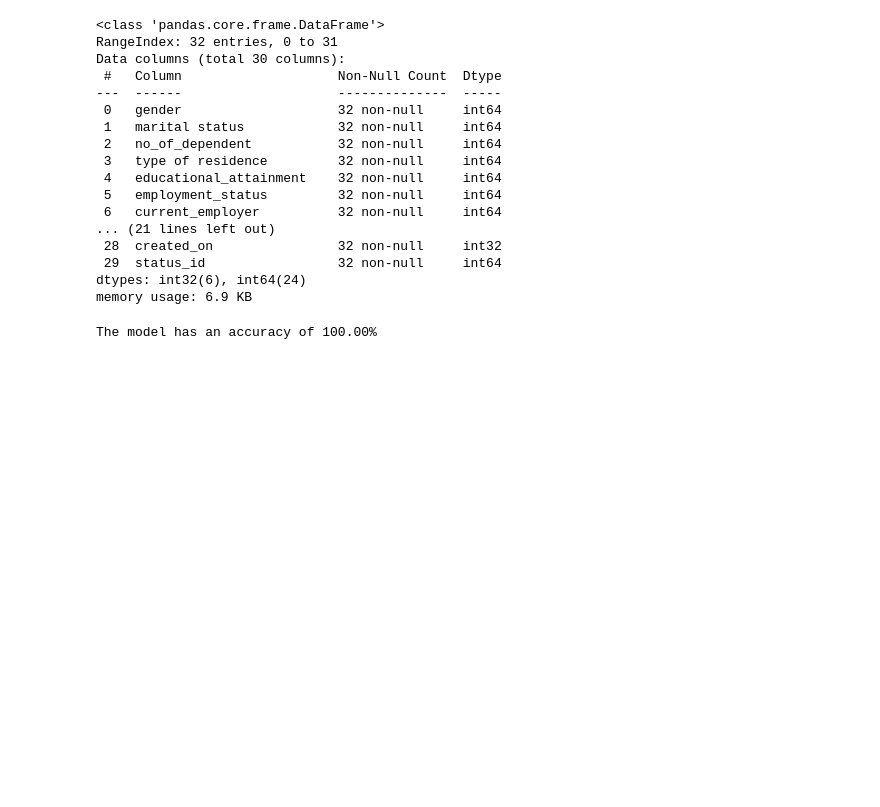
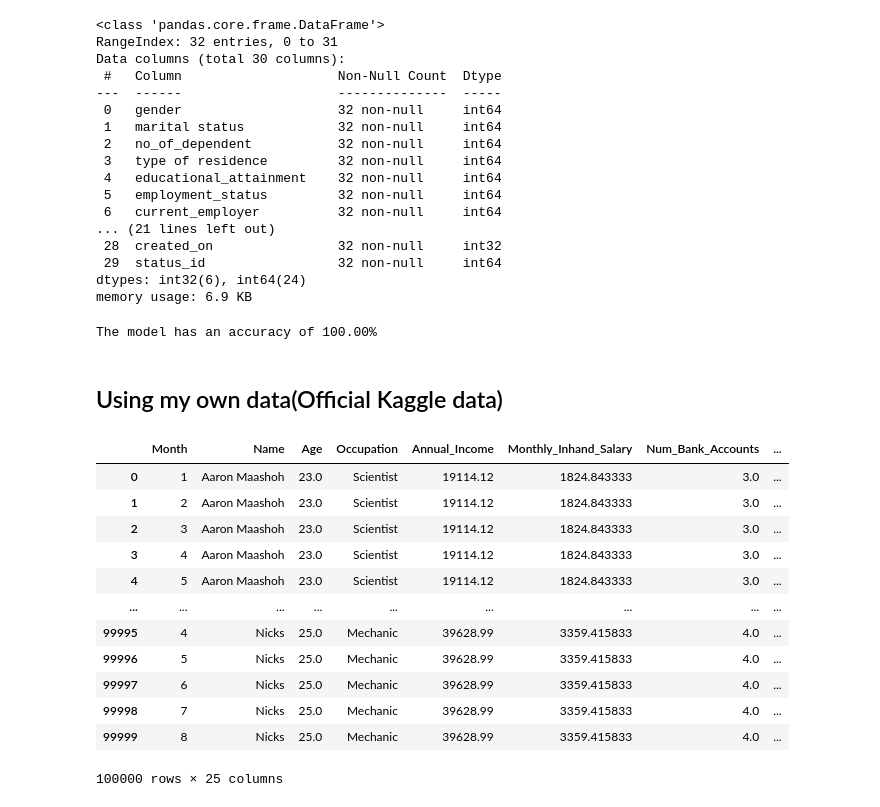
Before and after one commit to kelechi-c/Kaggle_data_models, a Jupyter notebook: cs_score/credit_score.ipynb, the cells around one changed output. Cells and saved outputs as stored; diff of their text form; code cells hidden in the pictures; blank space fills up the shorter version.

Commit message:
Created second model with my own data

```diff
--- a/cs_score/credit_score.ipynb
+++ b/cs_score/credit_score.ipynb
@@ -259,3 +259,23 @@ model_accuracy = 100 * xg_model.score(x_test, y_test)
 print(f'The model has an accuracy of {model_accuracy:.2f}%')
 # %% [output]
 The model has an accuracy of 100.00%
+# %% [markdown]
+## Using my own data(Official Kaggle data)
+# %%
+my_data = pd.read_csv('kaggle_cs_train.csv')
+my_data = my_data.drop(columns=['Customer_ID', 'ID', 'SSN'], axis=1)
+my_data
+# %% [output]
+|  | Month | Name | Age | Occupation | Annual_Income | Monthly_Inhand_Salary | Num_Bank_Accounts | ... |
+| 0 | 1 | Aaron Maashoh | 23.0 | Scientist | 19114.12 | 1824.843333 | 3.0 | ... |
+| 1 | 2 | Aaron Maashoh | 23.0 | Scientist | 19114.12 | 1824.843333 | 3.0 | ... |
+| 2 | 3 | Aaron Maashoh | 23.0 | Scientist | 19114.12 | 1824.843333 | 3.0 | ... |
+| 3 | 4 | Aaron Maashoh | 23.0 | Scientist | 19114.12 | 1824.843333 | 3.0 | ... |
+| 4 | 5 | Aaron Maashoh | 23.0 | Scientist | 19114.12 | 1824.843333 | 3.0 | ... |
+| ... | ... | ... | ... | ... | ... | ... | ... | ... |
+| 99995 | 4 | Nicks | 25.0 | Mechanic | 39628.99 | 3359.415833 | 4.0 | ... |
+| 99996 | 5 | Nicks | 25.0 | Mechanic | 39628.99 | 3359.415833 | 4.0 | ... |
+| 99997 | 6 | Nicks | 25.0 | Mechanic | 39628.99 | 3359.415833 | 4.0 | ... |
+| 99998 | 7 | Nicks | 25.0 | Mechanic | 39628.99 | 3359.415833 | 4.0 | ... |
+| 99999 | 8 | Nicks | 25.0 | Mechanic | 39628.99 | 3359.415833 | 4.0 | ... |
+100000 rows × 25 columns
```
Also changed, not shown: parts of 10 cells of this notebook.
